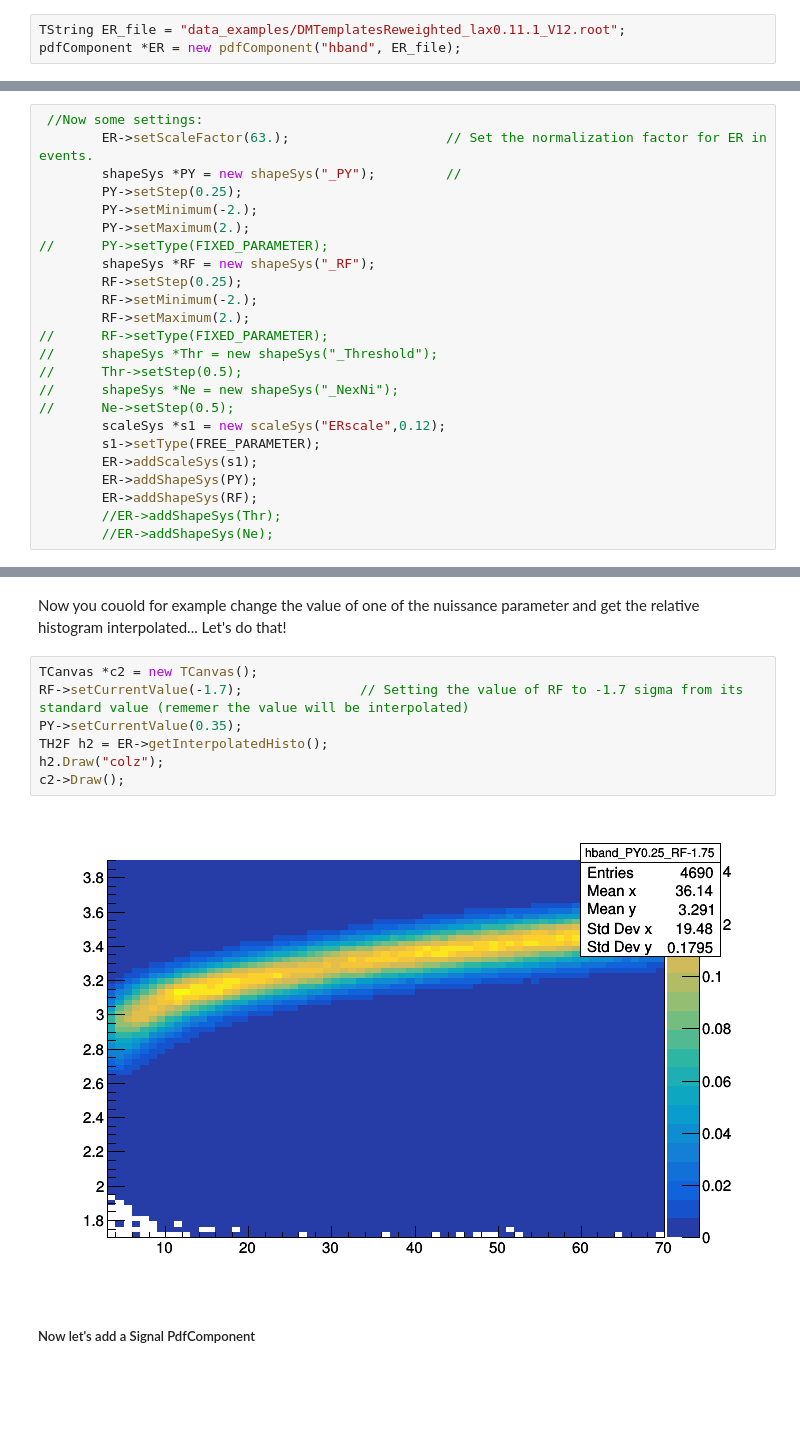
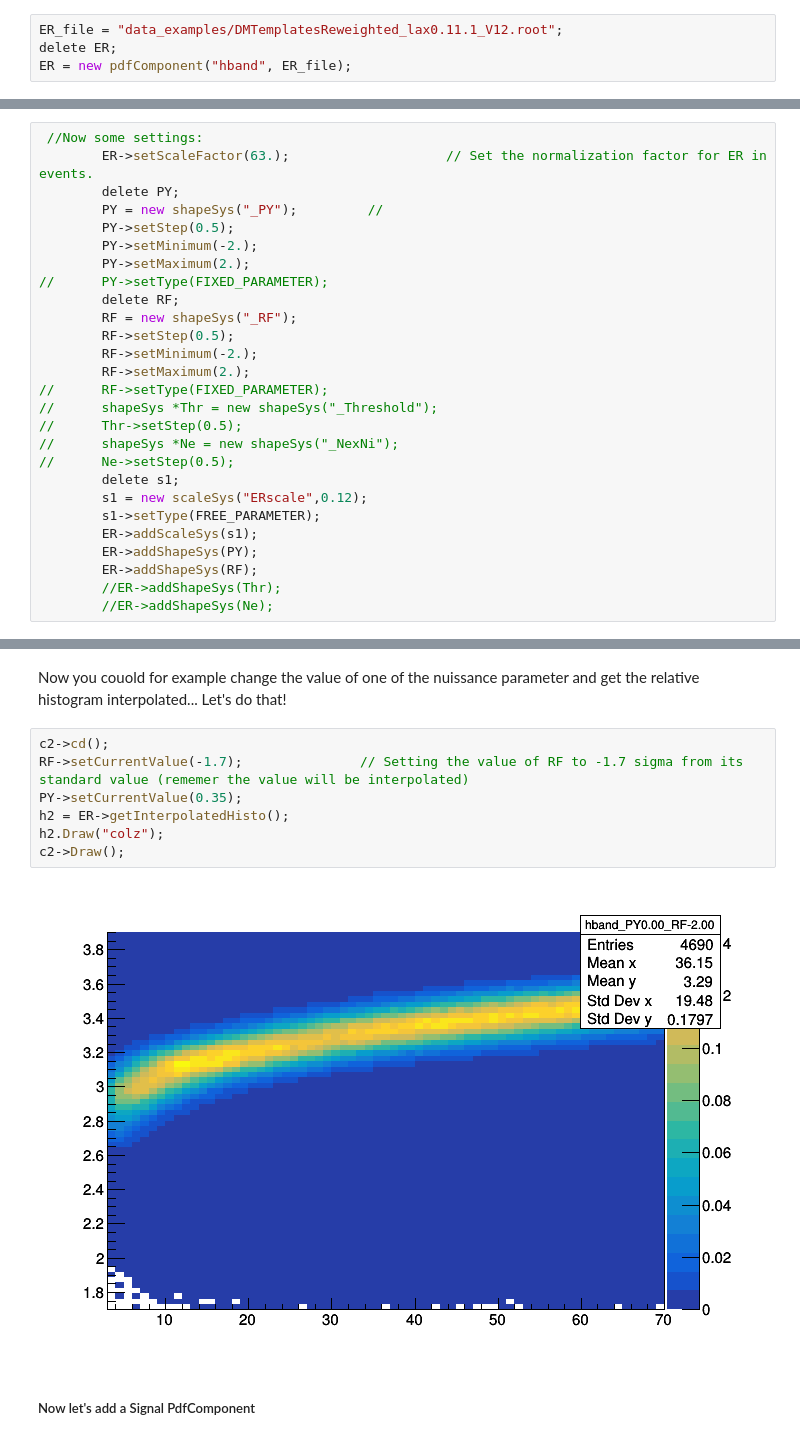
Before and after one commit to XENON1T/Xephyr, a Jupyter notebook: notebooks/likelihood_setup_example.ipynb, the cells around one changed output, grey strips where cells are left out. Drawn from its saved outputs; the diff is of its cells as text; blank space fills up the shorter version.

```diff
--- a/notebooks/likelihood_setup_example.ipynb
+++ b/notebooks/likelihood_setup_example.ipynb
@@ -24,3 +55,4 @@ errorHandler::globalPrintLevel = 1;  // print level 3 = Error only , 2 = Warning
 # %%
-TString ER_file = "data_examples/DMTemplatesReweighted_lax0.11.1_V12.root";
-pdfComponent *ER = new pdfComponent("hband", ER_file);
+ER_file = "data_examples/DMTemplatesReweighted_lax0.11.1_V12.root";
+delete ER;
+ER = new pdfComponent("hband", ER_file);
@@ -27,13 +61,15 @@ pdfComponent *ER = new pdfComponent("hband", ER_file);
 # %%
  //Now some settings:
         ER->setScaleFactor(63.);                    // Set the normalization factor for ER in events.
-        shapeSys *PY = new shapeSys("_PY");         //
-        PY->setStep(0.25);
+        delete PY;
+        PY = new shapeSys("_PY");         //
+        PY->setStep(0.5);
         PY->setMinimum(-2.);
         PY->setMaximum(2.);
 //      PY->setType(FIXED_PARAMETER);
-        shapeSys *RF = new shapeSys("_RF");
-        RF->setStep(0.25);
+        delete RF;
+        RF = new shapeSys("_RF");
+        RF->setStep(0.5);
         RF->setMinimum(-2.);
         RF->setMaximum(2.);
 //      RF->setType(FIXED_PARAMETER);
@@ -41,7 +77,8 @@ pdfComponent *ER = new pdfComponent("hband", ER_file);
 //      Thr->setStep(0.5);
 //      shapeSys *Ne = new shapeSys("_NexNi");
 //      Ne->setStep(0.5);
-        scaleSys *s1 = new scaleSys("ERscale",0.12);
+        delete s1;
+        s1 = new scaleSys("ERscale",0.12);
         s1->setType(FREE_PARAMETER);
         ER->addScaleSys(s1);
         ER->addShapeSys(PY);
@@ -58,14 +95,14 @@ c->Draw();
 # %% [markdown]
 Now you couold for example change the value of one of the nuissance parameter and get the relative histogram interpolated... Let's do that!
 # %%
-TCanvas *c2 = new TCanvas();
+c2->cd();
 RF->setCurrentValue(-1.7);               // Setting the value of RF to -1.7 sigma from its standard value (rememer the value will be interpolated)
 PY->setCurrentValue(0.35);
-TH2F h2 = ER->getInterpolatedHisto();
+h2 = ER->getInterpolatedHisto();
 h2.Draw("colz");
 c2->Draw();
 # %% [output]
-[figure, old version]
+[figure, new version]
 # %% [markdown]
 ##### Now let's add a Signal PdfComponent
 # %%
```
Also changed, not shown: parts of 18 cells of this notebook, 3 other files.
